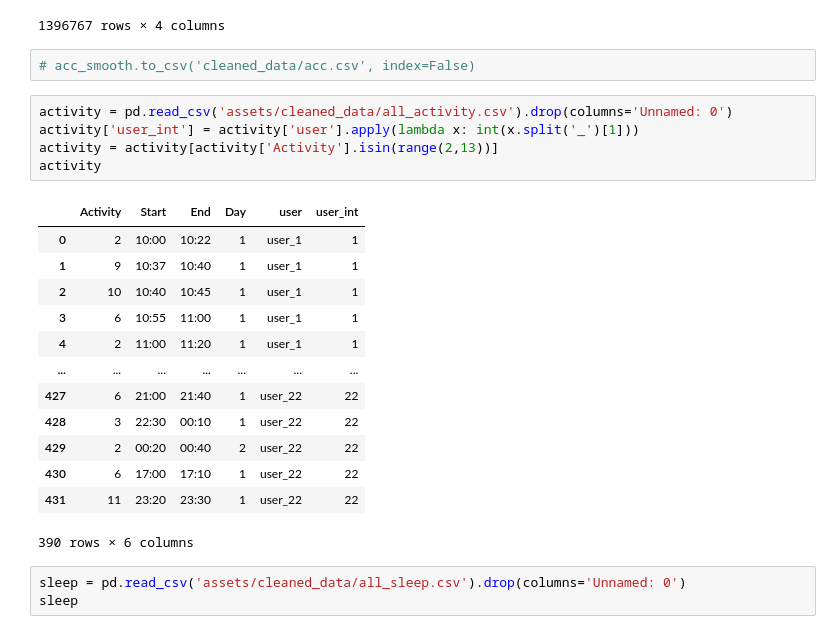
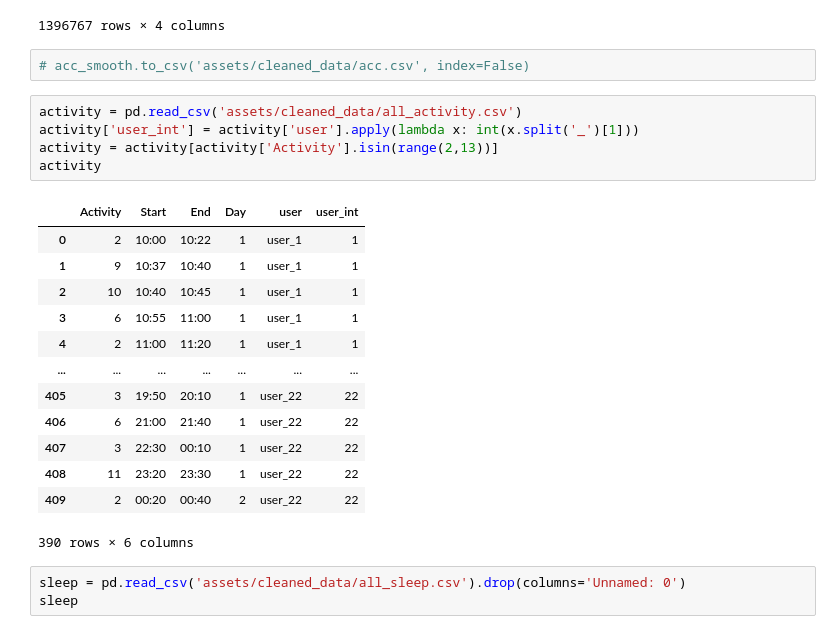
Before and after one commit to BryanZhang938/DayInMyLife, a Jupyter notebook: sleep_EDA.ipynb, the cells around one changed output. Cells and saved outputs as stored; diff of their text form.

Commit message:
data cleaning

```diff
--- a/sleep_EDA.ipynb
+++ b/sleep_EDA.ipynb
@@ -302,25 +338,25 @@ acc_smooth
 | 1396766 | 174.21 | 1900-01-02 08:38:55 | user_22 | 74.154501 |
 1396767 rows × 4 columns
 # %%
-# acc_smooth.to_csv('cleaned_data/acc.csv', index=False)
+# acc_smooth.to_csv('assets/cleaned_data/acc.csv', index=False)
 # %%
-activity = pd.read_csv('assets/cleaned_data/all_activity.csv').drop(columns='Unnamed: 0')
+activity = pd.read_csv('assets/cleaned_data/all_activity.csv')
 activity['user_int'] = activity['user'].apply(lambda x: int(x.split('_')[1]))
 activity = activity[activity['Activity'].isin(range(2,13))]
 activity
 # %% [output]
 |  | Activity | Start | End | Day | user | user_int |
 | 0 | 2 | 10:00 | 10:22 | 1 | user_1 | 1 |
 | 1 | 9 | 10:37 | 10:40 | 1 | user_1 | 1 |
 | 2 | 10 | 10:40 | 10:45 | 1 | user_1 | 1 |
 | 3 | 6 | 10:55 | 11:00 | 1 | user_1 | 1 |
 | 4 | 2 | 11:00 | 11:20 | 1 | user_1 | 1 |
 | ... | ... | ... | ... | ... | ... | ... |
-| 427 | 6 | 21:00 | 21:40 | 1 | user_22 | 22 |
-| 428 | 3 | 22:30 | 00:10 | 1 | user_22 | 22 |
-| 429 | 2 | 00:20 | 00:40 | 2 | user_22 | 22 |
-| 430 | 6 | 17:00 | 17:10 | 1 | user_22 | 22 |
-| 431 | 11 | 23:20 | 23:30 | 1 | user_22 | 22 |
+| 405 | 3 | 19:50 | 20:10 | 1 | user_22 | 22 |
+| 406 | 6 | 21:00 | 21:40 | 1 | user_22 | 22 |
+| 407 | 3 | 22:30 | 00:10 | 1 | user_22 | 22 |
+| 408 | 11 | 23:20 | 23:30 | 1 | user_22 | 22 |
+| 409 | 2 | 00:20 | 00:40 | 2 | user_22 | 22 |
 390 rows × 6 columns
 # %%
 sleep = pd.read_csv('assets/cleaned_data/all_sleep.csv').drop(columns='Unnamed: 0')
```
Also changed, not shown: parts of 4 cells of this notebook, 5 other files.
